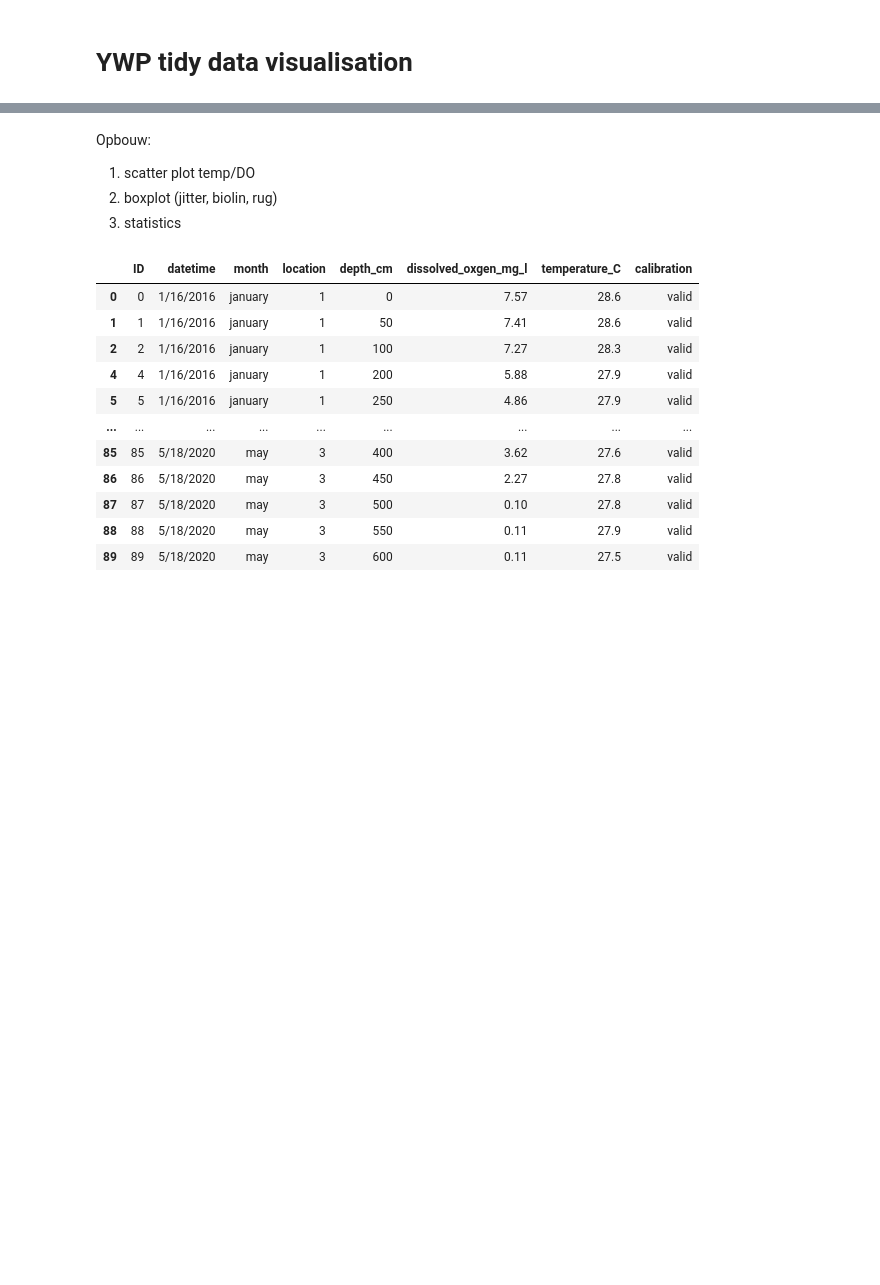
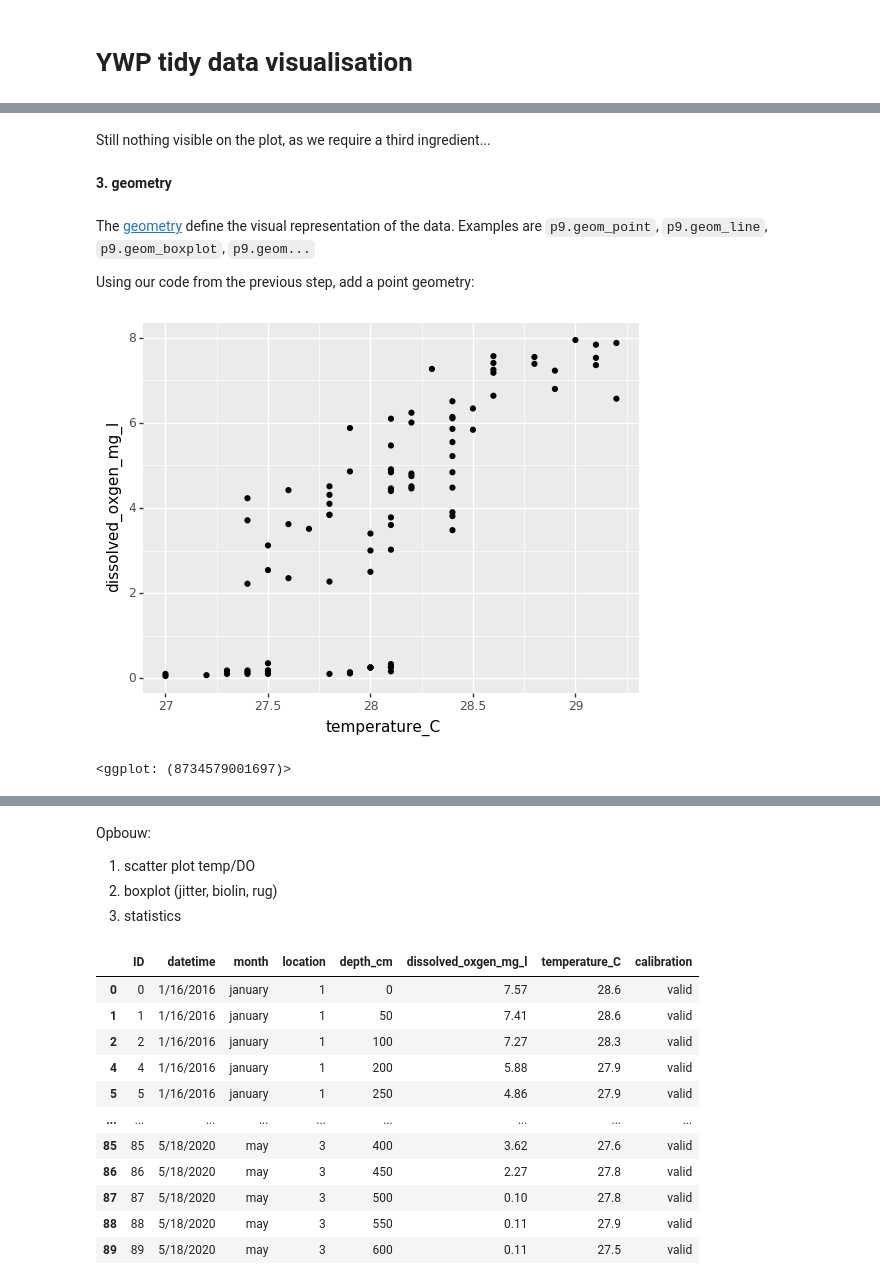
Before and after one commit to stijnvanhoey/workshop_ywp20, a Jupyter notebook: src/visualisations.ipynb, the cells around one changed output, grey strips where cells are left out. Saved outputs shown, nothing was run; the diff lists cells and outputs as text; code cells hidden in the pictures; blank space fills up the shorter version.

```diff
--- a/src/visualisations.ipynb
+++ b/src/visualisations.ipynb
@@ -62,0 +89,17 @@ Name: temperature_C, dtype: float64
+# %% [markdown]
+Still nothing visible on the plot, as we require a third ingredient...
+# %% [markdown]
+__3. geometry__
+# %% [markdown]
+The [geometry](http://plotnine.readthedocs.io/en/stable/api.html#geoms) define the visual representation of the data. Examples are `p9.geom_point`, `p9.geom_line`, `p9.geom_boxplot`, `p9.geom...`
+
+Using our code from the previous step, add a point geometry:
+# %%
+(p9.ggplot(water_quality,
+           p9.aes(x="temperature_C",
+                  y="dissolved_oxgen_mg_l"))
+     + p9.geom_point()                          # combine visual layers using the + operator
+)
+# %% [output]
+[figure, added]
+<ggplot: (8734579001697)>
```
Also changed, not shown: parts of 56 cells of this notebook.
